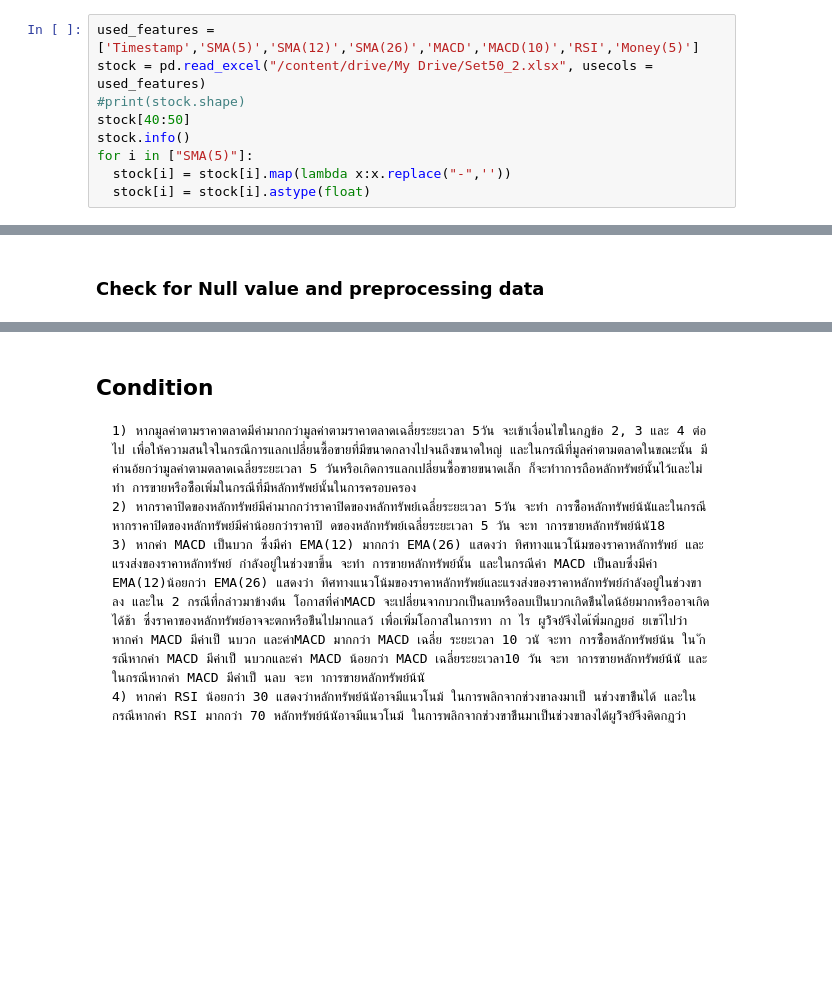
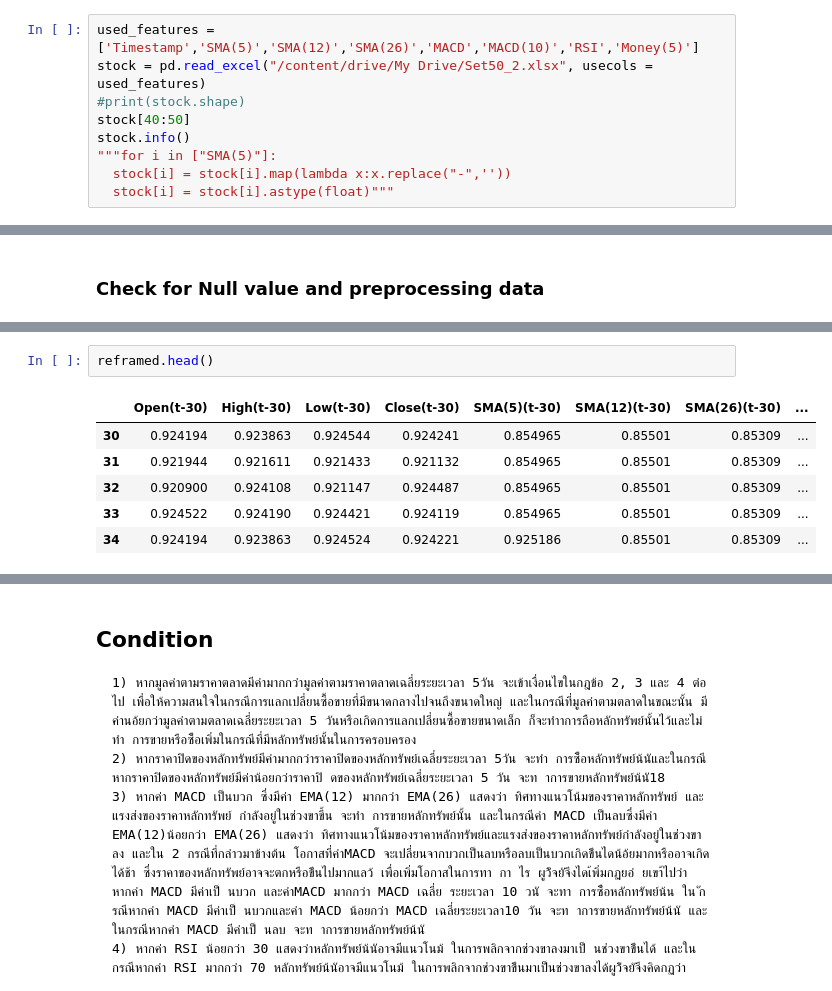
Before and after one commit to sarisppp/PJ63_CE18, a Jupyter notebook: pj63.ipynb, the cells around one changed output, grey strips where cells are left out. Saved outputs shown, nothing was run; the diff lists cells and outputs as text; blank space fills up the shorter version.

```diff
--- a/pj63.ipynb
+++ b/pj63.ipynb
@@ -71,6 +77,6 @@ stock = pd.read_excel("/content/drive/My Drive/Set50_2.xlsx", usecols = used_fea
 #print(stock.shape)
 stock[40:50]
 stock.info()
-for i in ["SMA(5)"]:
+"""for i in ["SMA(5)"]:
   stock[i] = stock[i].map(lambda x:x.replace("-",''))
-  stock[i] = stock[i].astype(float)
+  stock[i] = stock[i].astype(float)"""
@@ -128,0 +252,9 @@ dtn.head(30)
+# %%
+reframed.head()
+# %% [output]
+|  | Open(t-30) | High(t-30) | Low(t-30) | Close(t-30) | SMA(5)(t-30) | SMA(12)(t-30) | SMA(26)(t-30) | ... |
+| 30 | 0.924194 | 0.923863 | 0.924544 | 0.924241 | 0.854965 | 0.85501 | 0.85309 | ... |
+| 31 | 0.921944 | 0.921611 | 0.921433 | 0.921132 | 0.854965 | 0.85501 | 0.85309 | ... |
+| 32 | 0.920900 | 0.924108 | 0.921147 | 0.924487 | 0.854965 | 0.85501 | 0.85309 | ... |
+| 33 | 0.924522 | 0.924190 | 0.924421 | 0.924119 | 0.854965 | 0.85501 | 0.85309 | ... |
+| 34 | 0.924194 | 0.923863 | 0.924524 | 0.924221 | 0.925186 | 0.85501 | 0.85309 | ... |
```
Also changed, not shown: parts of 19 cells of this notebook.
